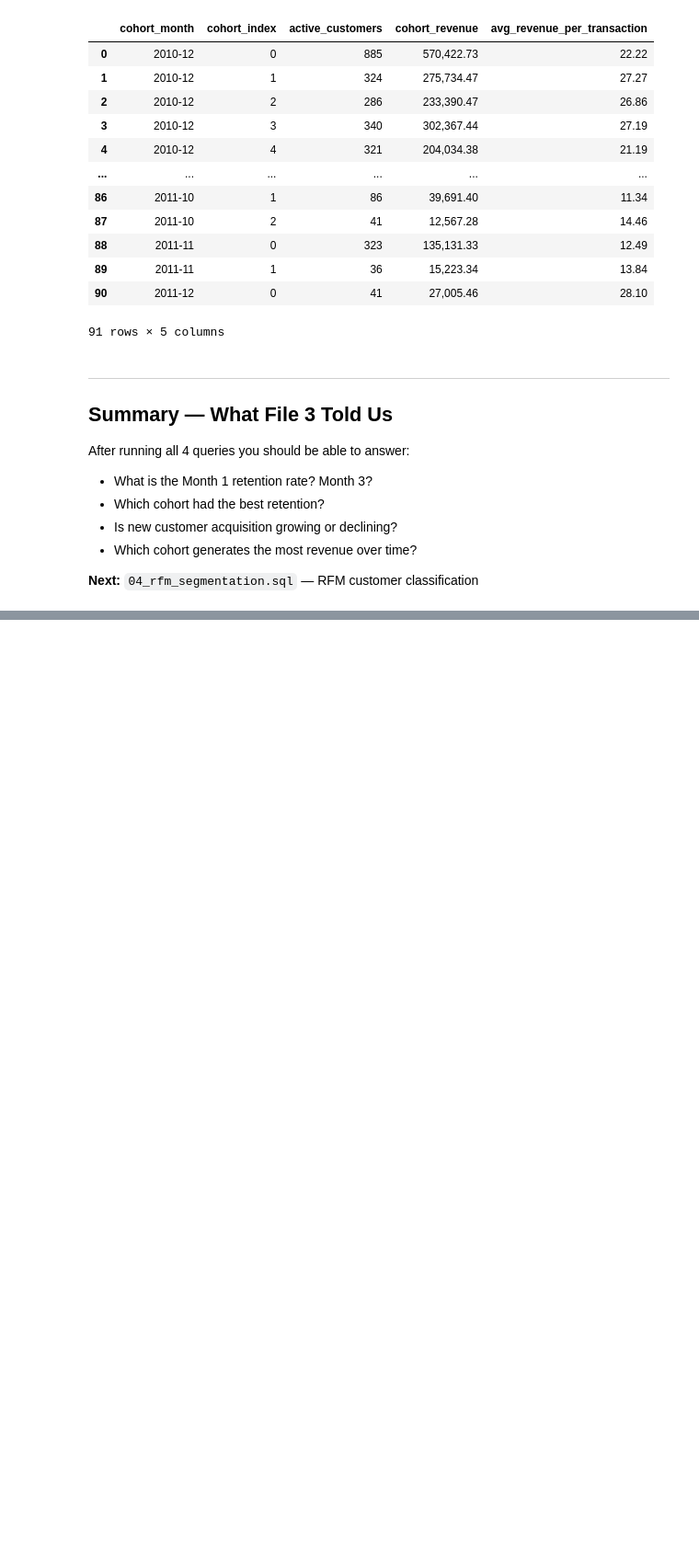
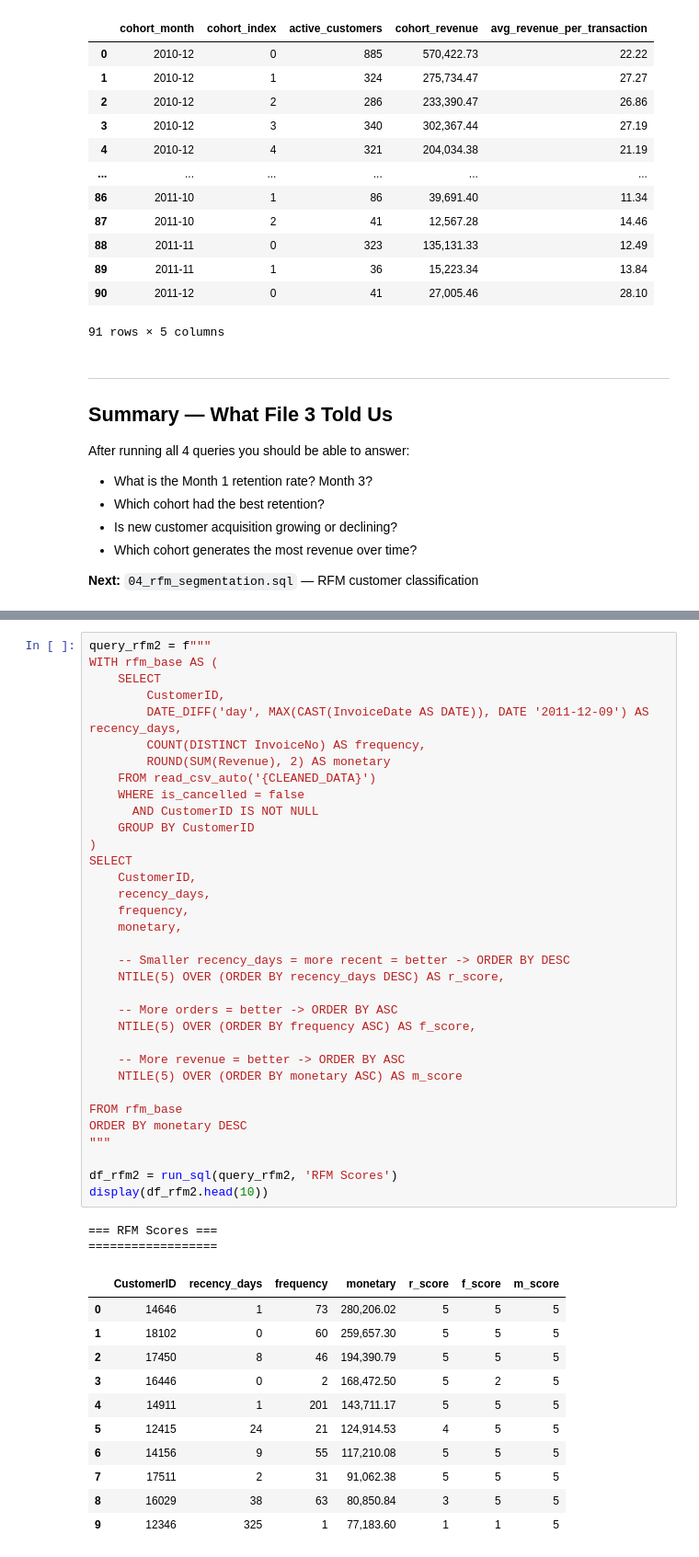
Before and after one commit to UtsavKhadka-Analyst/ecommerce-revenue-analytics, a Jupyter notebook: notebooks/02_sql_analysis.ipynb, the cells around one changed output, grey strips where cells are left out. Shown at 92% size. Cells and saved outputs as stored; diff of their text form; blank space fills up the shorter version.

```diff
--- a/notebooks/02_sql_analysis.ipynb
+++ b/notebooks/02_sql_analysis.ipynb
@@ -987,0 +1073,48 @@ After running all 4 queries you should be able to answer:
+# %%
+query_rfm2 = f"""
+WITH rfm_base AS (
+    SELECT
+        CustomerID,
+        DATE_DIFF('day', MAX(CAST(InvoiceDate AS DATE)), DATE '2011-12-09') AS recency_days,
+        COUNT(DISTINCT InvoiceNo) AS frequency,
+        ROUND(SUM(Revenue), 2) AS monetary
+    FROM read_csv_auto('{CLEANED_DATA}')
+    WHERE is_cancelled = false
+      AND CustomerID IS NOT NULL
+    GROUP BY CustomerID
+)
+SELECT
+    CustomerID,
+    recency_days,
+    frequency,
+    monetary,
+
+    -- Smaller recency_days = more recent = better -> ORDER BY DESC
+    NTILE(5) OVER (ORDER BY recency_days DESC) AS r_score,
+
+    -- More orders = better -> ORDER BY ASC
+    NTILE(5) OVER (ORDER BY frequency ASC) AS f_score,
+
+    -- More revenue = better -> ORDER BY ASC
+    NTILE(5) OVER (ORDER BY monetary ASC) AS m_score
+
+FROM rfm_base
+ORDER BY monetary DESC
+"""
+
+df_rfm2 = run_sql(query_rfm2, 'RFM Scores')
+display(df_rfm2.head(10))
+# %% [output]
+=== RFM Scores ===
+==================
+|  | CustomerID | recency_days | frequency | monetary | r_score | f_score | m_score |
+| 0 | 14646 | 1 | 73 | 280,206.02 | 5 | 5 | 5 |
+| 1 | 18102 | 0 | 60 | 259,657.30 | 5 | 5 | 5 |
+| 2 | 17450 | 8 | 46 | 194,390.79 | 5 | 5 | 5 |
+| 3 | 16446 | 0 | 2 | 168,472.50 | 5 | 2 | 5 |
+| 4 | 14911 | 1 | 201 | 143,711.17 | 5 | 5 | 5 |
+| 5 | 12415 | 24 | 21 | 124,914.53 | 4 | 5 | 5 |
+| 6 | 14156 | 9 | 55 | 117,210.08 | 5 | 5 | 5 |
+| 7 | 17511 | 2 | 31 | 91,062.38 | 5 | 5 | 5 |
+| 8 | 16029 | 38 | 63 | 80,850.84 | 3 | 5 | 5 |
+| 9 | 12346 | 325 | 1 | 77,183.60 | 1 | 1 | 5 |
```
Also changed, not shown: parts of 9 cells of this notebook, 1 other file.
